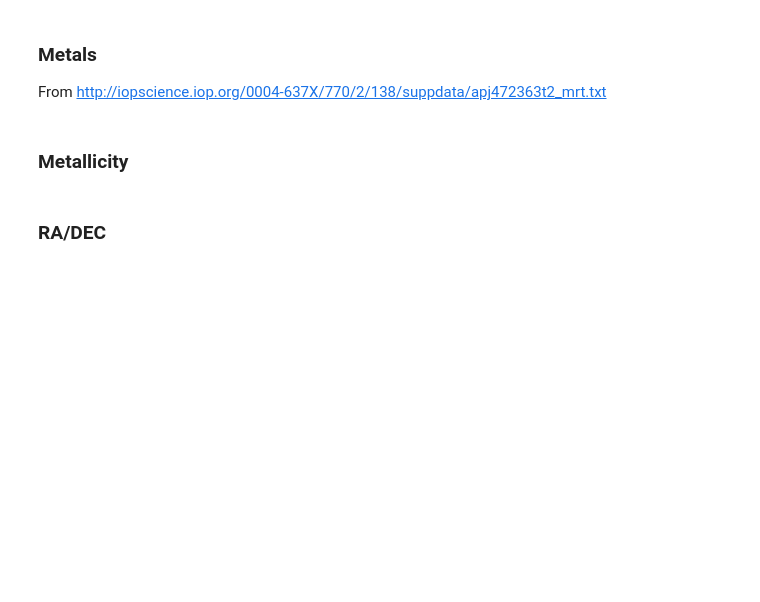
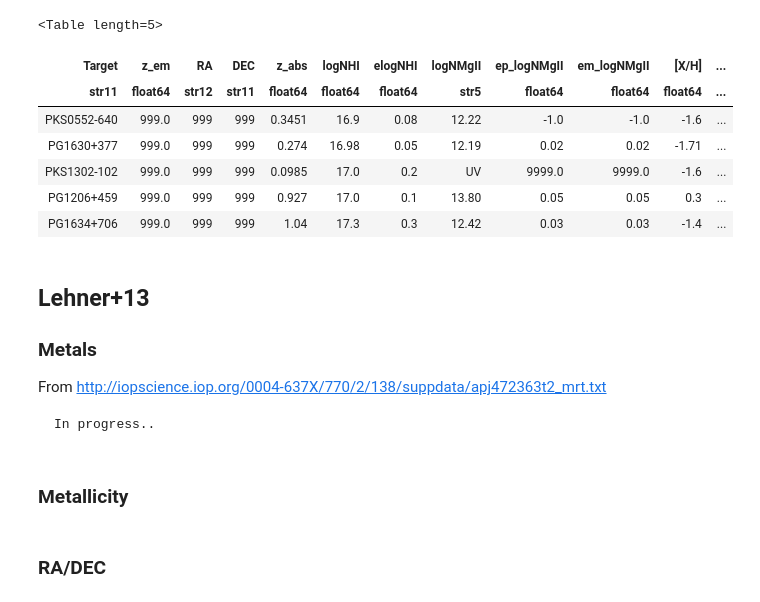
Before and after one commit to pyigm/pyigm, a Jupyter notebook: docs/examples/LLS_lowz.ipynb, the cells around one changed output. Cells and saved outputs as stored; diff of their text form; code cells hidden in the pictures; blank space fills up the shorter version.

```diff
--- a/docs/examples/LLS_lowz.ipynb
+++ b/docs/examples/LLS_lowz.ipynb
@@ -14,8 +33,23 @@ from pyigm.surveys import utils as pyiu
+# %%
+w16_mtl[-5:]
+# %% [output]
+<Table length=5>
+| Target | z_em | RA | DEC | z_abs | logNHI | elogNHI | logNMgII | ep_logNMgII | em_logNMgII | [X/H] | ... |
+| str11 | float64 | str12 | str11 | float64 | float64 | float64 | str5 | float64 | float64 | float64 | ... |
+| PKS0552-640 | 999.0 | 999 | 999 | 0.3451 | 16.9 | 0.08 | 12.22 | -1.0 | -1.0 | -1.6 | ... |
+| PG1630+377 | 999.0 | 999 | 999 | 0.274 | 16.98 | 0.05 | 12.19 | 0.02 | 0.02 | -1.71 | ... |
+| PKS1302-102 | 999.0 | 999 | 999 | 0.0985 | 17.0 | 0.2 | UV | 9999.0 | 9999.0 | -1.6 | ... |
+| PG1206+459 | 999.0 | 999 | 999 | 0.927 | 17.0 | 0.1 | 13.80 | 0.05 | 0.05 | 0.3 | ... |
+| PG1634+706 | 999.0 | 999 | 999 | 1.04 | 17.3 | 0.3 | 12.42 | 0.03 | 0.03 | -1.4 | ... |
 # %% [markdown]
+## Lehner+13
+
 ### Metals
 
 From
 http://iopscience.iop.org/0004-637X/770/2/138/suppdata/apj472363t2_mrt.txt
+
+    In progress..
 # %% [markdown]
 ### Metallicity
 # %%
```
Also changed, not shown: parts of 16 cells of this notebook, 1 other file.
